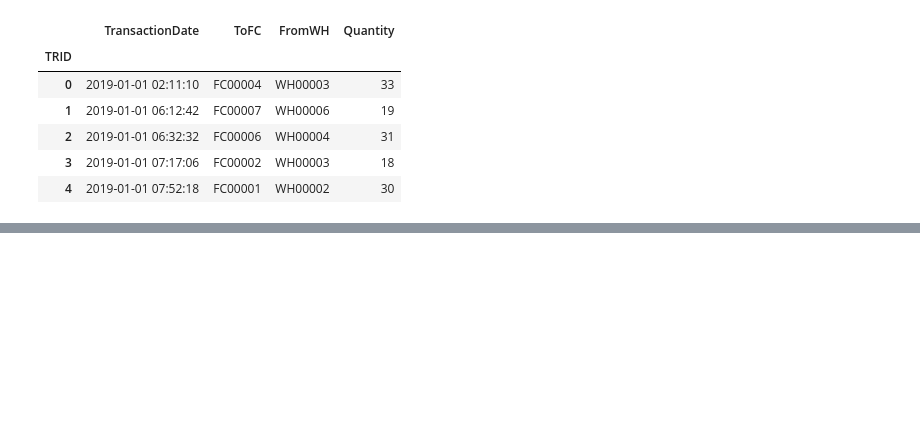
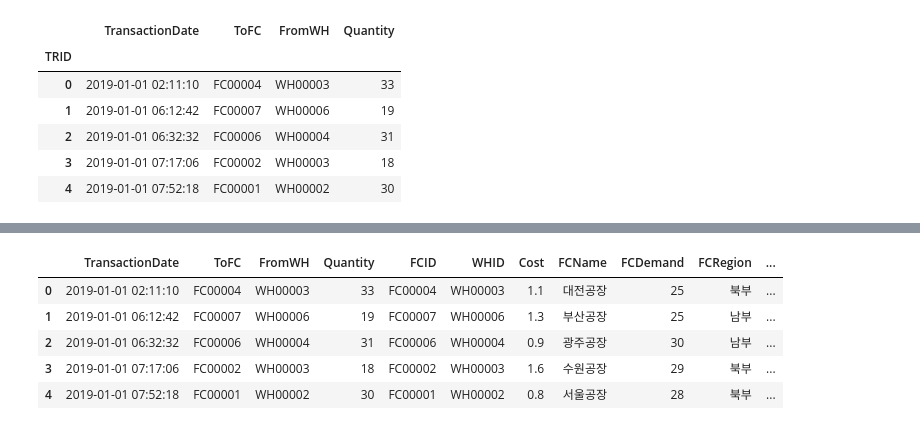
Before and after one commit to sy1452/py_technique, a Jupyter notebook: 최적화 문제.ipynb, the cells around one changed output, grey strips where cells are left out. Saved outputs shown, nothing was run; the diff lists cells and outputs as text; code cells hidden in the pictures; blank space fills up the shorter version.

```diff
--- a/최적화 문제.ipynb
+++ b/최적화 문제.ipynb
@@ -76,3 +76,8 @@ trans.head()
 | 2 | 2019-01-01 06:32:32 | FC00006 | WH00004 | 31 |
 | 3 | 2019-01-01 07:17:06 | FC00002 | WH00003 | 18 |
 | 4 | 2019-01-01 07:52:18 | FC00001 | WH00002 | 30 |
+# %%
+# 기초 데이터는 운송 실적임
+# 운송실적 테이블에 각 테이블 조인(left join)
+join_data = pd.merge(trans, cost, left_on = ["ToFC", "FromWH"], right_on = ["FCID", "WHID"], how = 'left')
+join_data.head()
@@ -78,0 +91,4 @@ trans.head()
+# %%
+# 공장정보 추가
+join_data = pd.merge(join_data, factories, left_on= "ToFC", right_on="FCID", how = "left")
+join_data.head()
@@ -78,0 +102,11 @@ trans.head()
+# %%
+# 창고 정보 추가
+join_data = pd.merge(join_data, warehouse, left_on= "FromWH", right_on= "WHID", how ="left")
+join_data.head()
+# %% [output]
+|  | TransactionDate | ToFC | FromWH | Quantity | FCID | WHID | Cost | FCName | FCDemand | FCRegion | ... |
+| 0 | 2019-01-01 02:11:10 | FC00004 | WH00003 | 33 | FC00004 | WH00003 | 1.1 | 대전공장 | 25 | 북부 | ... |
+| 1 | 2019-01-01 06:12:42 | FC00007 | WH00006 | 19 | FC00007 | WH00006 | 1.3 | 부산공장 | 25 | 남부 | ... |
+| 2 | 2019-01-01 06:32:32 | FC00006 | WH00004 | 31 | FC00006 | WH00004 | 0.9 | 광주공장 | 30 | 남부 | ... |
+| 3 | 2019-01-01 07:17:06 | FC00002 | WH00003 | 18 | FC00002 | WH00003 | 1.6 | 수원공장 | 29 | 북부 | ... |
+| 4 | 2019-01-01 07:52:18 | FC00001 | WH00002 | 30 | FC00001 | WH00002 | 0.8 | 서울공장 | 28 | 북부 | ... |
```
Also changed, not shown: parts of 10 cells of this notebook.
